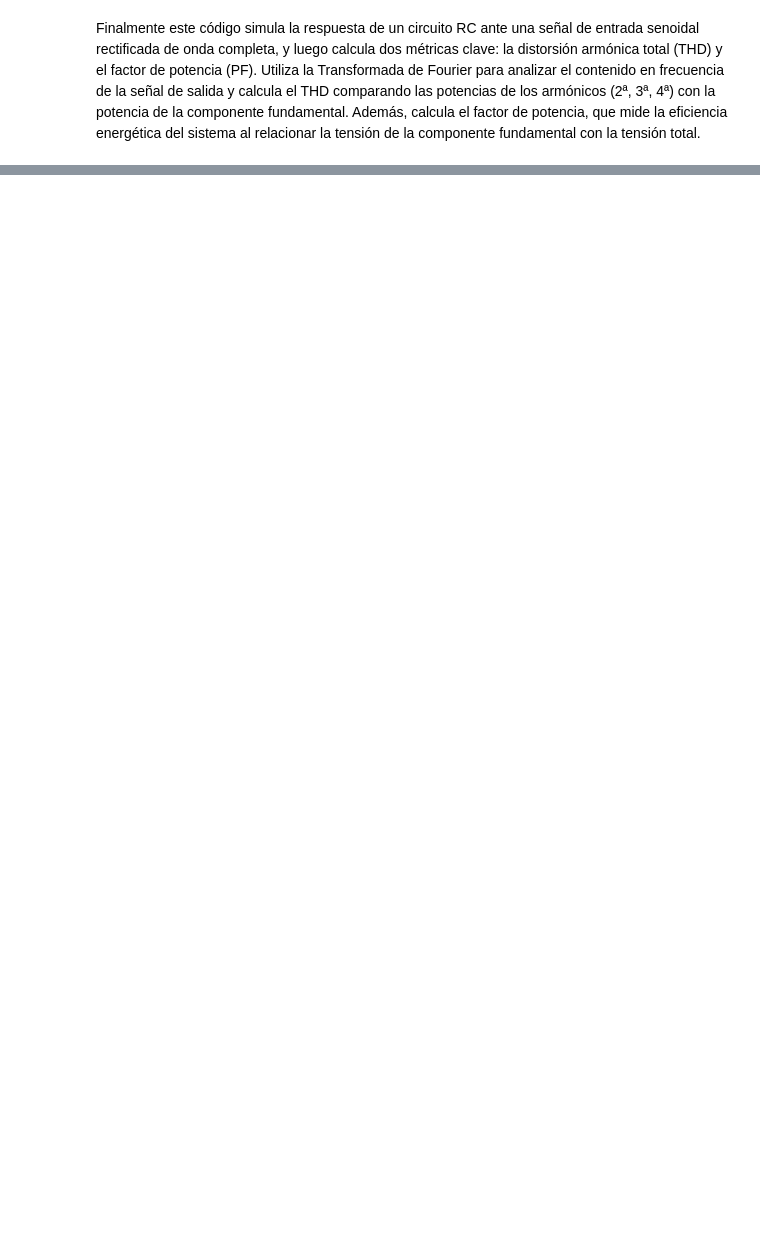
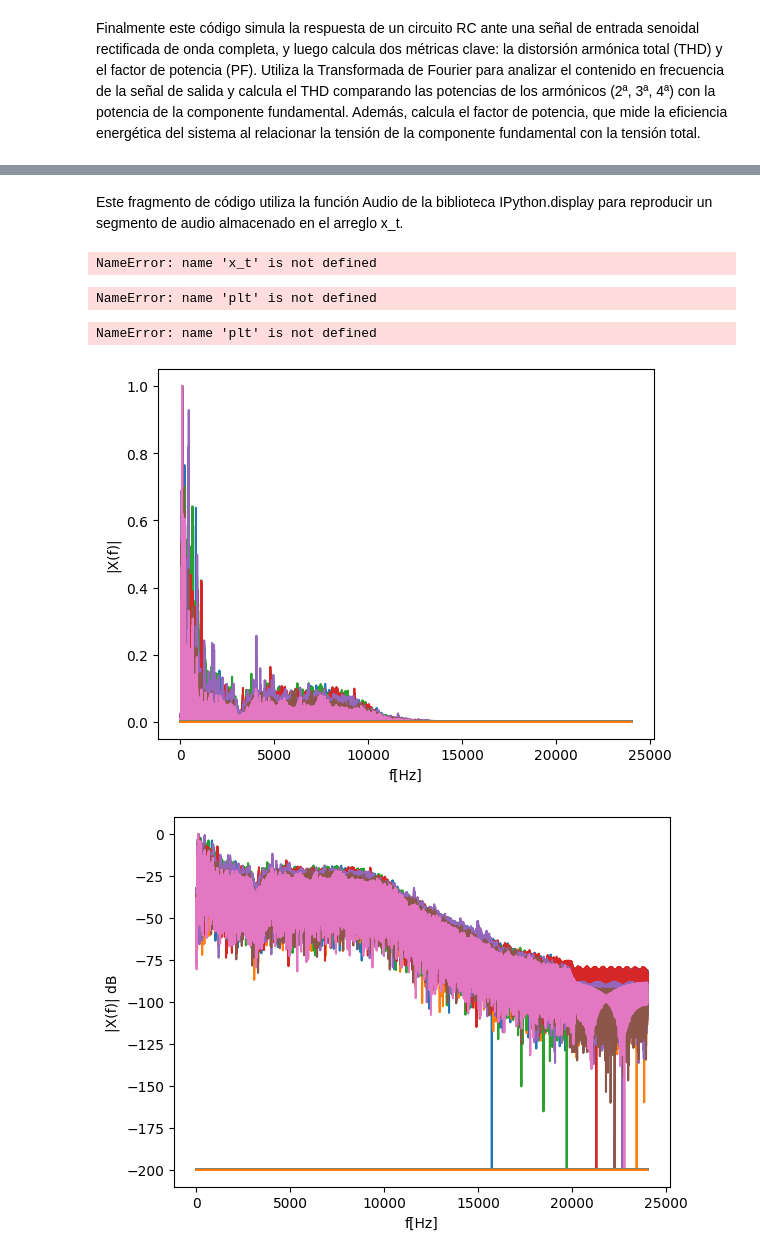
Before and after one commit to JParraArias/SignalsAndSystems2024-2, a Jupyter notebook: Parcial_2_Señales$Sistemas_2024_2.ipynb, the cells around one changed output, grey strips where cells are left out. Saved outputs shown, nothing was run; the diff lists cells and outputs as text; code cells hidden in the pictures; blank space fills up the shorter version.

```diff
--- a/Parcial_2_Señales$Sistemas_2024_2.ipynb
+++ b/Parcial_2_Señales$Sistemas_2024_2.ipynb
@@ -799,0 +980,41 @@ Distorsión del factor de potencia: 0.96
+# %% [markdown]
+Este fragmento de código utiliza la función Audio de la biblioteca IPython.display para reproducir un segmento de audio almacenado en el arreglo x_t.
+# %%
+from IPython.display import Audio #reproducir segmento
+Audio(x_t[43].T,rate=fs)
+# %% [output]
+NameError: name 'x_t' is not defined
+# %%
+#grafica tiempo y fourier
+plt.plot(np.arange(0,ts,1/fs),x_t.mean(axis=-1).T) #se promedian los dos canales stereo
+plt.xlabel('t[s]')
+plt.ylabel('x(t)')
+plt.show()
+# %% [output]
+NameError: name 'plt' is not defined
+# %%
+plt.plot(vf,abs(Xw).T)
+plt.xlabel('f[Hz]')
+plt.ylabel('|X(f)|')
+plt.show()
+# %% [output]
+NameError: name 'plt' is not defined
+# %%
+#se normalizan espectros entre 0 y 1 para evitar inconsistencias por ampliltudes máximas
+from sklearn.preprocessing import MinMaxScaler
+sca = MinMaxScaler()
+Xw_ = sca.fit_transform(abs(Xw).T).T
+
+plt.plot(vf,Xw_.T)
+plt.xlabel('f[Hz]')
+plt.ylabel('|X(f)|')
+plt.show()
+
+#en dB
+plt.plot(vf,(20*np.log10(Xw_+1e-10)).T) # se suma 1e-10 para evitar discontinuidad del log
+plt.xlabel('f[Hz]')
+plt.ylabel('|X(f)| dB')
+plt.show()
+# %% [output]
+[figure, added]
+[figure, added]
```
Also changed, not shown: parts of 63 cells of this notebook.
